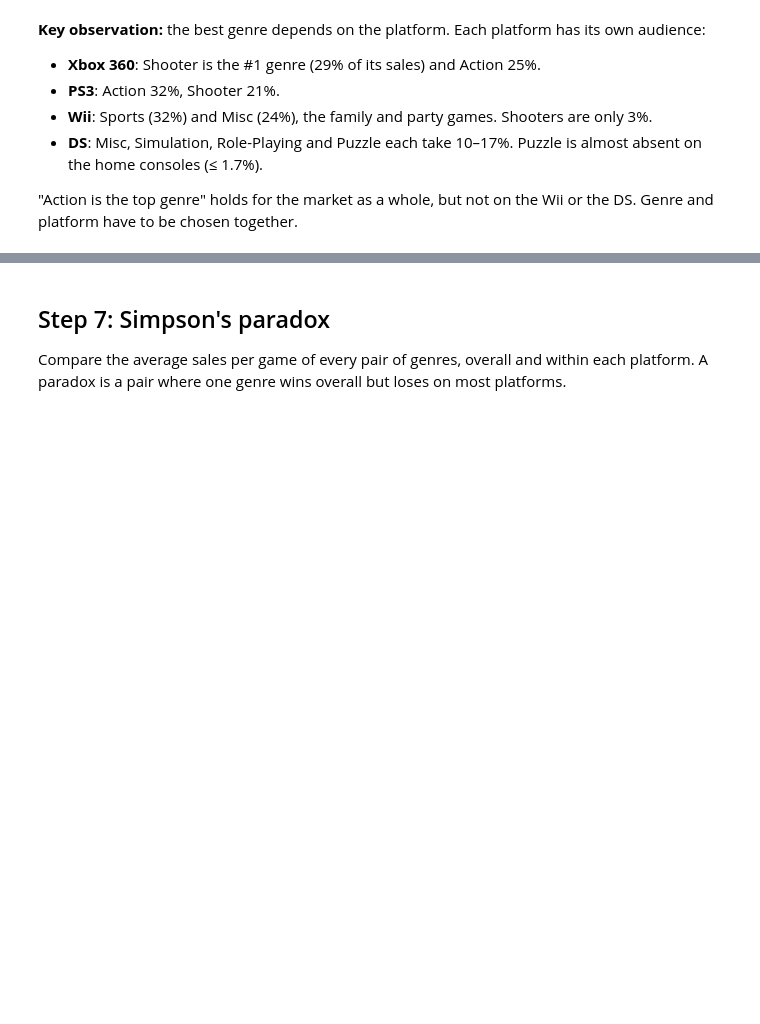
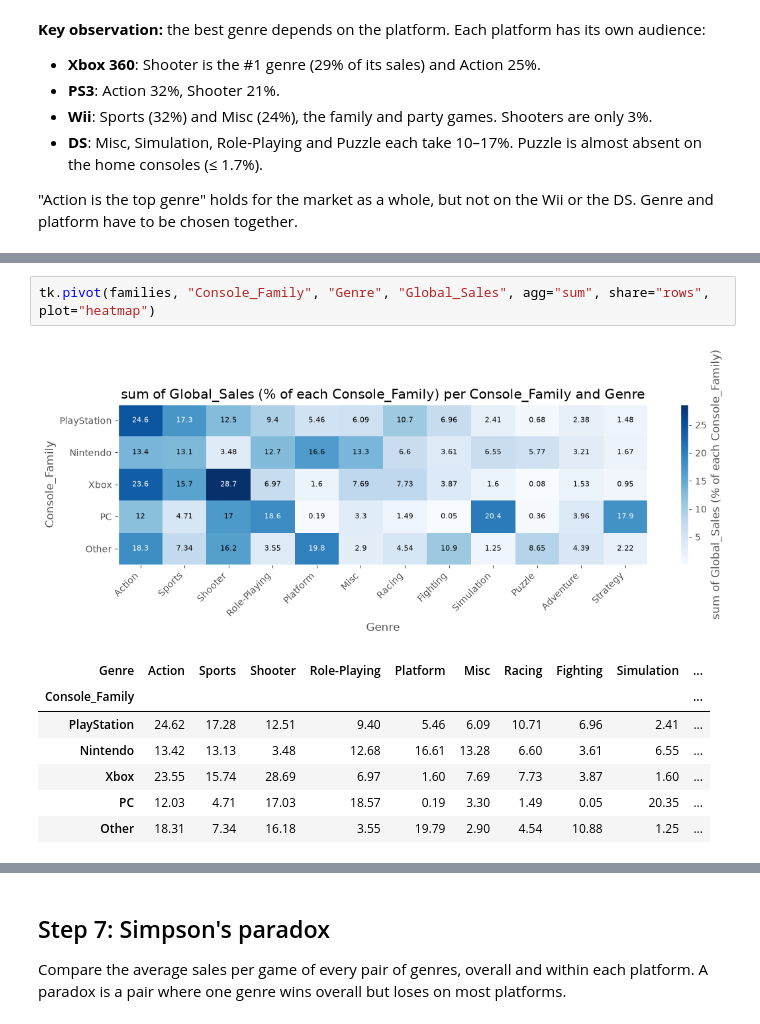
Before and after one commit to Telmo-Claro/ds_toolkit, a Jupyter notebook: videogames.ipynb, the cells around one changed output, grey strips where cells are left out. Saved outputs shown, nothing was run; the diff lists cells and outputs as text; blank space fills up the shorter version.

```diff
--- a/videogames.ipynb
+++ b/videogames.ipynb
@@ -175,0 +436,11 @@ tk.pivot(data, "Platform", "Genre", "Global_Sales", agg="sum", top_rows=8, share
+# %%
+tk.pivot(families, "Console_Family", "Genre", "Global_Sales", agg="sum", share="rows", plot="heatmap")
+# %% [output]
+[figure, added]
+| Genre | Action | Sports | Shooter | Role-Playing | Platform | Misc | Racing | Fighting | Simulation | ... |
+| Console_Family |  |  |  |  |  |  |  |  |  | ... |
+| PlayStation | 24.62 | 17.28 | 12.51 | 9.40 | 5.46 | 6.09 | 10.71 | 6.96 | 2.41 | ... |
+| Nintendo | 13.42 | 13.13 | 3.48 | 12.68 | 16.61 | 13.28 | 6.60 | 3.61 | 6.55 | ... |
+| Xbox | 23.55 | 15.74 | 28.69 | 6.97 | 1.60 | 7.69 | 7.73 | 3.87 | 1.60 | ... |
+| PC | 12.03 | 4.71 | 17.03 | 18.57 | 0.19 | 3.30 | 1.49 | 0.05 | 20.35 | ... |
+| Other | 18.31 | 7.34 | 16.18 | 3.55 | 19.79 | 2.90 | 4.54 | 10.88 | 1.25 | ... |
```
Also changed, not shown: parts of 34 cells of this notebook, 2 other files.
